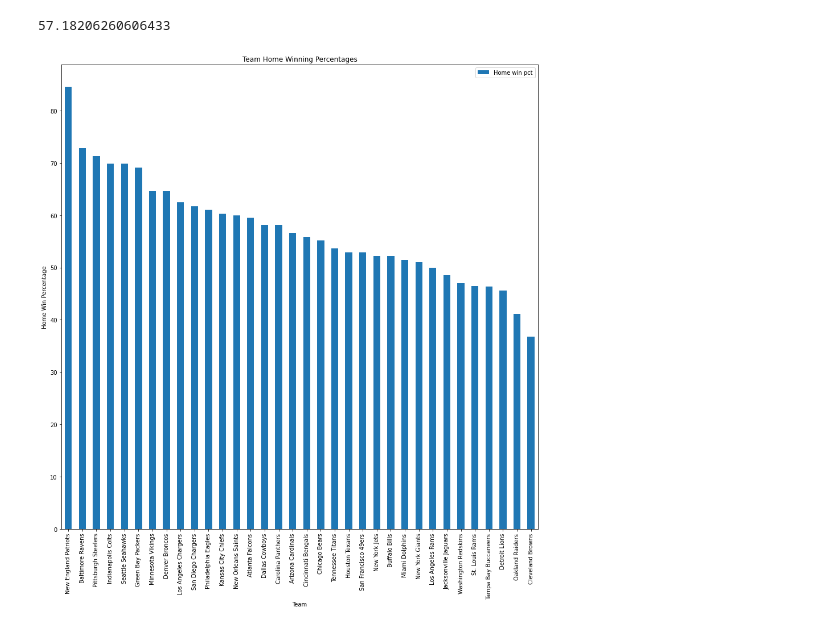
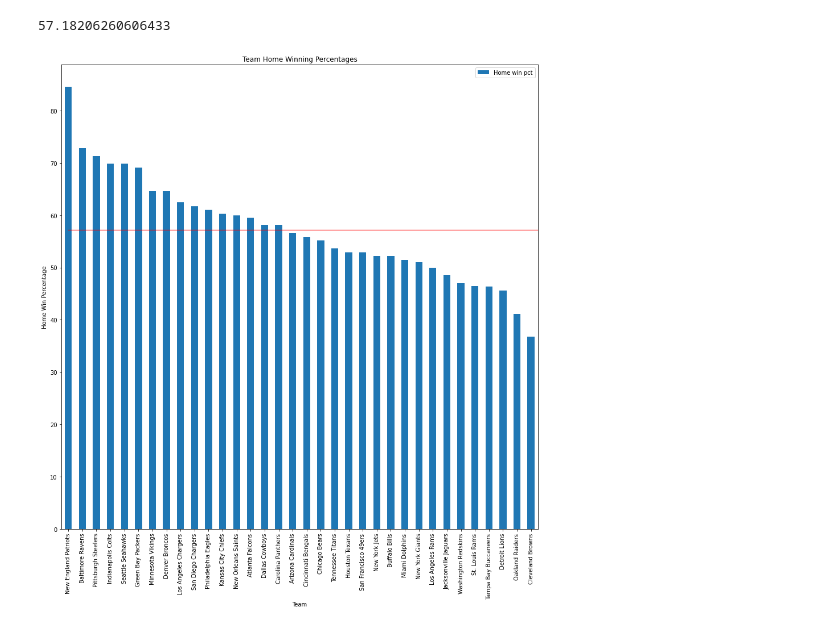
Before and after one commit to potterc22/Project1_TeamB, a Jupyter notebook: startercode.ipynb, the cells around one changed output. Drawn from its saved outputs; the diff is of its cells as text; code cells hidden in the pictures.

Commit message:
Added mean line on graph

```diff
--- a/startercode.ipynb
+++ b/startercode.ipynb
@@ -556,8 +556,8 @@ nfl_home_win_pct
 # %%
 pct_graph = win_pct_bar.plot(kind='bar', figsize= (15,15), title='Team Home Winning Percentages')
 pct_graph.set_xlabel('Team')
 pct_graph.set_ylabel('Home Win Percentage')
-
+plt.hlines(nfl_home_win_pct, 0, 100, alpha=0.5, colors = "red")
 plt.show()
 # %% [output]
-[figure, old version]
+[figure, new version]
```
